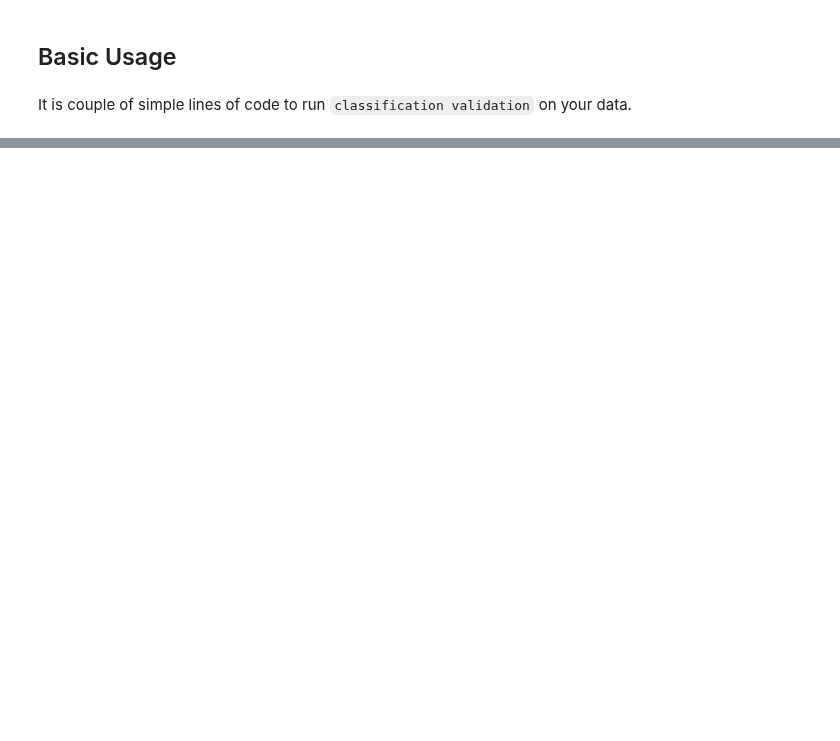
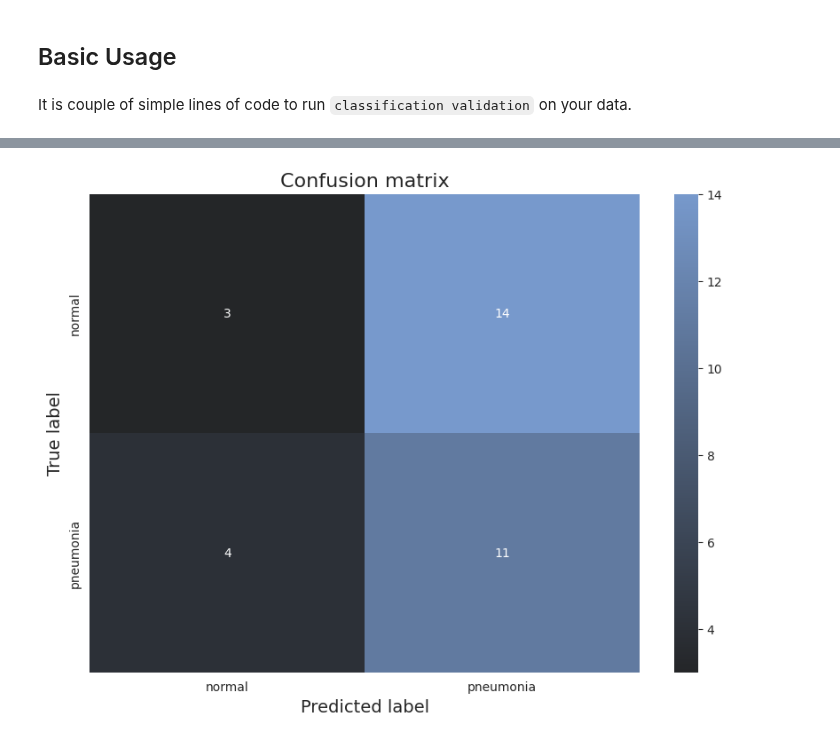
Before and after one commit to gesund-ai/gesund, a Jupyter notebook: examples/classification_covidnet.ipynb, the cells around one changed output, grey strips where cells are left out. Drawn from its saved outputs; the diff is of its cells as text; code cells hidden in the pictures; blank space fills up the shorter version.

```diff
--- a/examples/classification_covidnet.ipynb
+++ b/examples/classification_covidnet.ipynb
@@ -494,0 +211,4 @@ load_image("roc.png")
+# %%
+validation_results.plot(metric_name='confusion_matrix', save_plot=False, cohort_id=cohort_id)
+# %% [output]
+[figure, added]
```
Also changed, not shown: parts of 56 cells of this notebook.
